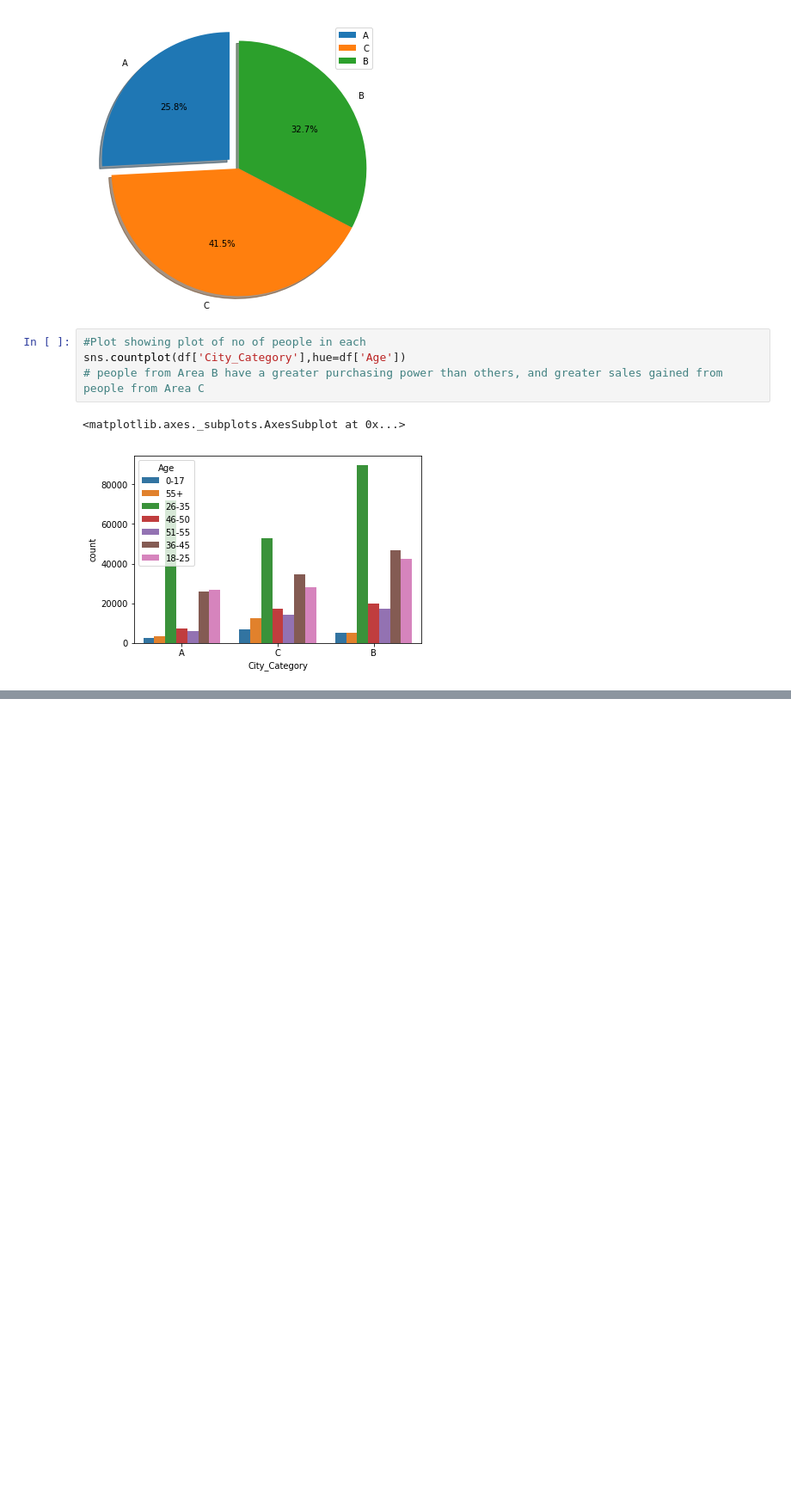
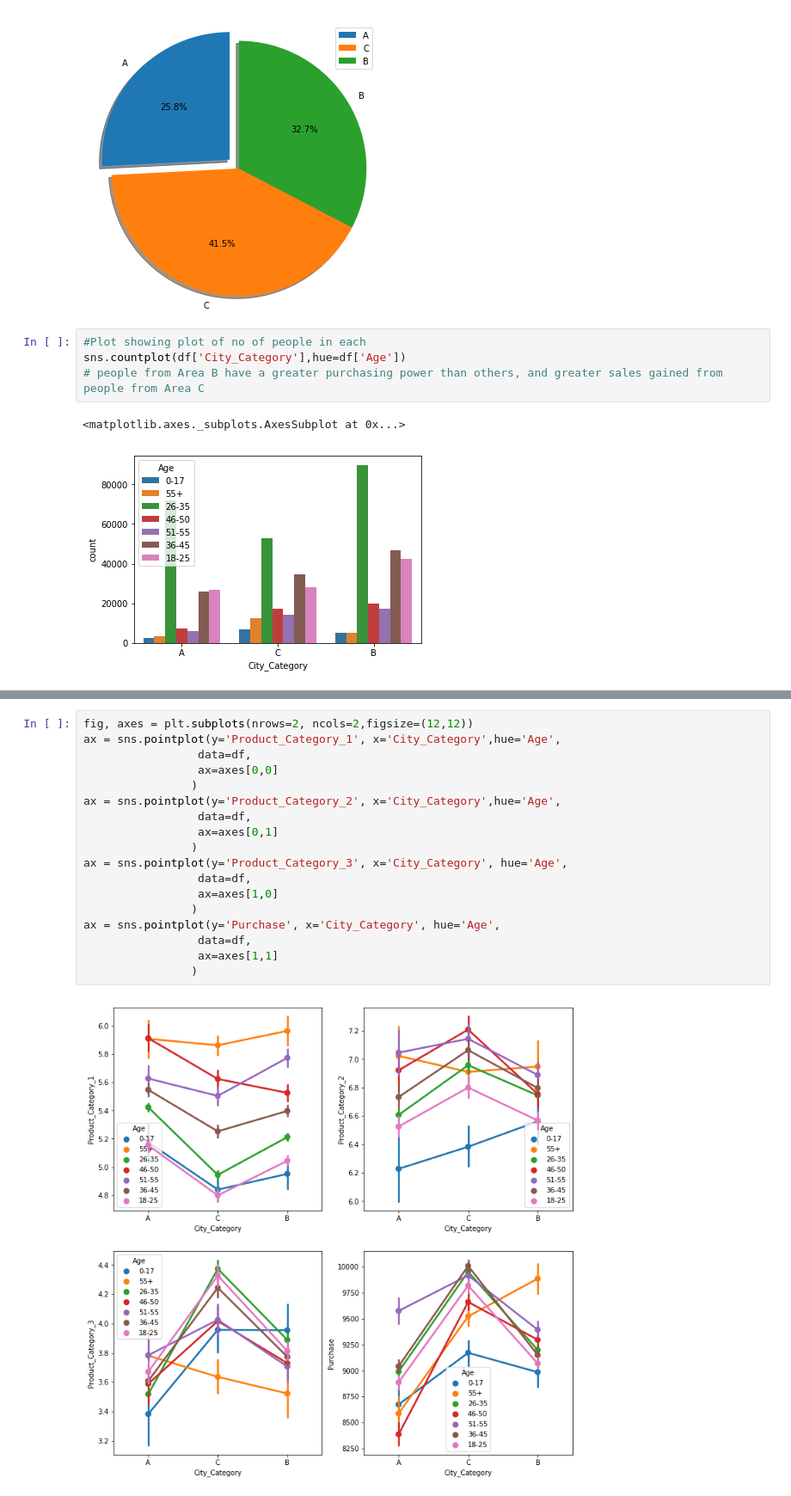
Before and after one commit to daksh37/Black-Friday-ExploratoryAnalysis, a Jupyter notebook: Daksh_Black_friday_data_exploration.ipynb, the cells around one changed output, grey strips where cells are left out. Shown: that part at 86% size. Drawn from its saved outputs; the diff is of its cells as text; blank space fills up the shorter version.

```diff
--- a/Daksh_Black_friday_data_exploration.ipynb
+++ b/Daksh_Black_friday_data_exploration.ipynb
@@ -199,0 +200,20 @@ sns.heatmap(corrmat, vmax=.8, square=True)
+# %%
+fig, axes = plt.subplots(nrows=2, ncols=2,figsize=(12,12))
+ax = sns.pointplot(y='Product_Category_1', x='City_Category',hue='Age',
+                 data=df,
+                 ax=axes[0,0]
+                )
+ax = sns.pointplot(y='Product_Category_2', x='City_Category',hue='Age',
+                 data=df,
+                 ax=axes[0,1]
+                )
+ax = sns.pointplot(y='Product_Category_3', x='City_Category', hue='Age',
+                 data=df,
+                 ax=axes[1,0]
+                )
+ax = sns.pointplot(y='Purchase', x='City_Category', hue='Age',
+                 data=df,
+                 ax=axes[1,1]
+                )
+# %% [output]
+[figure, added]
```
Also changed, not shown: parts of 1 cell of this notebook.
